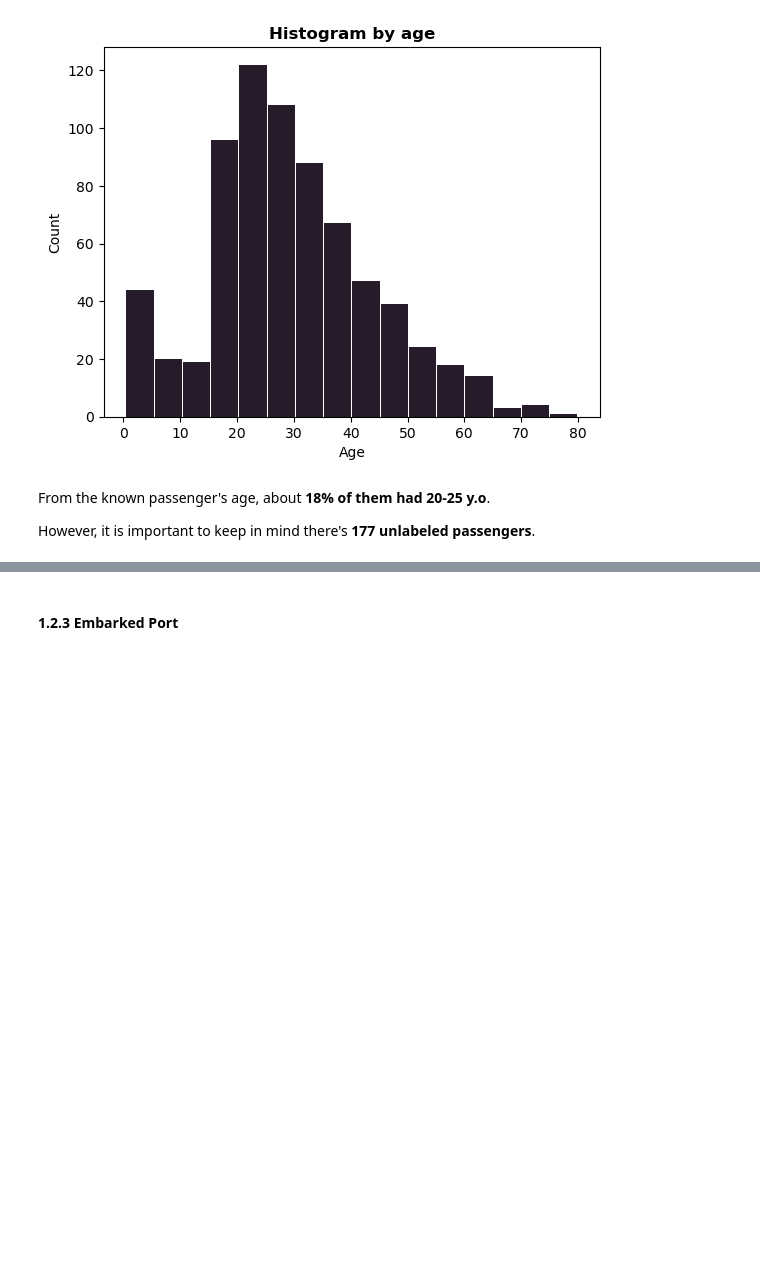
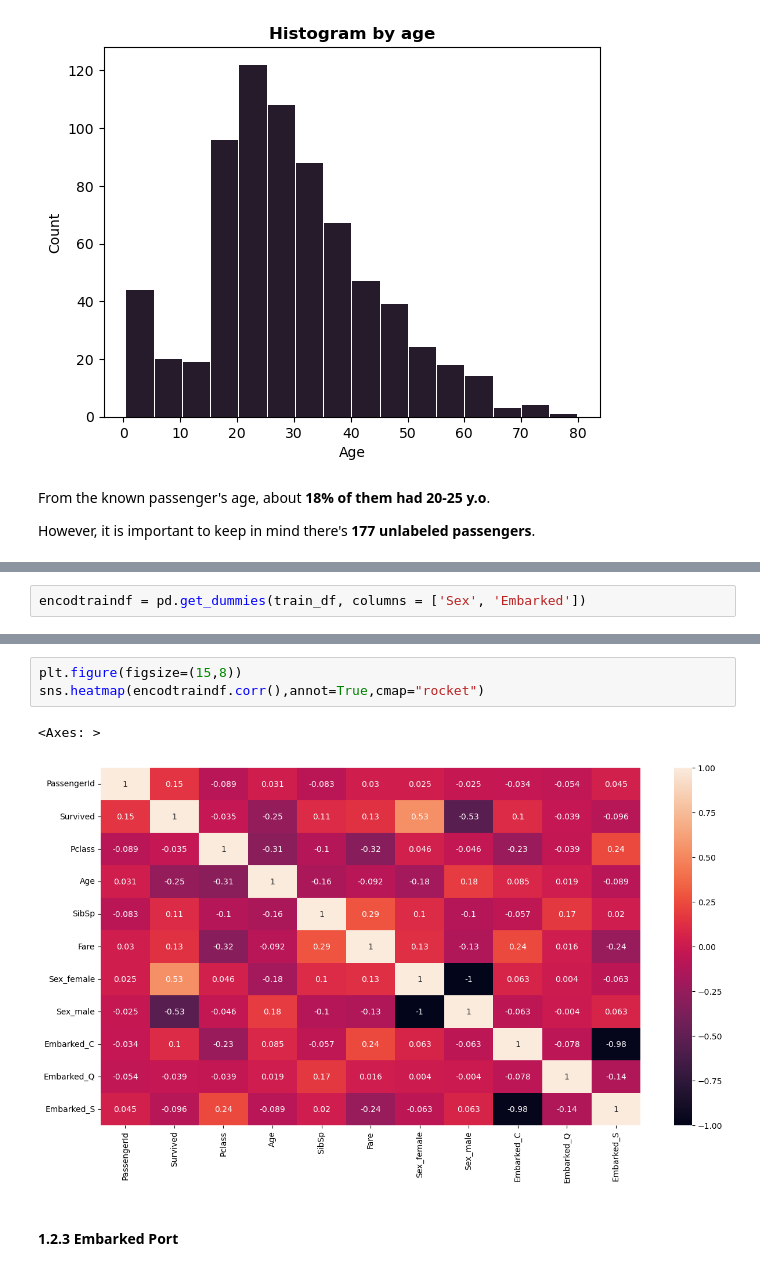
Before and after one commit to DamianTellez/Titanic_ML_Competition, a Jupyter notebook: titanic-machine-learning-competition.ipynb, the cells around one changed output, grey strips where cells are left out. Cells and saved outputs as stored; diff of their text form; blank space fills up the shorter version.

```diff
--- a/titanic-machine-learning-competition.ipynb
+++ b/titanic-machine-learning-competition.ipynb
@@ -79,0 +84,2 @@ However, it is important to keep in mind there's **177 unlabeled passengers**.
+# %%
+encodtraindf = pd.get_dummies(train_df, columns = ['Sex', 'Embarked'])
@@ -80,3 +101,9 @@ However, it is important to keep in mind there's **177 unlabeled passengers**.
+# %%
+plt.figure(figsize=(15,8))
+sns.heatmap(encodtraindf.corr(),annot=True,cmap="rocket")
+# %% [output]
+<Axes: >
+[figure, added]
 # %% [markdown]
 #### 1.2.3 Embarked Port
 # %%
```
Also changed, not shown: parts of 20 cells of this notebook.
